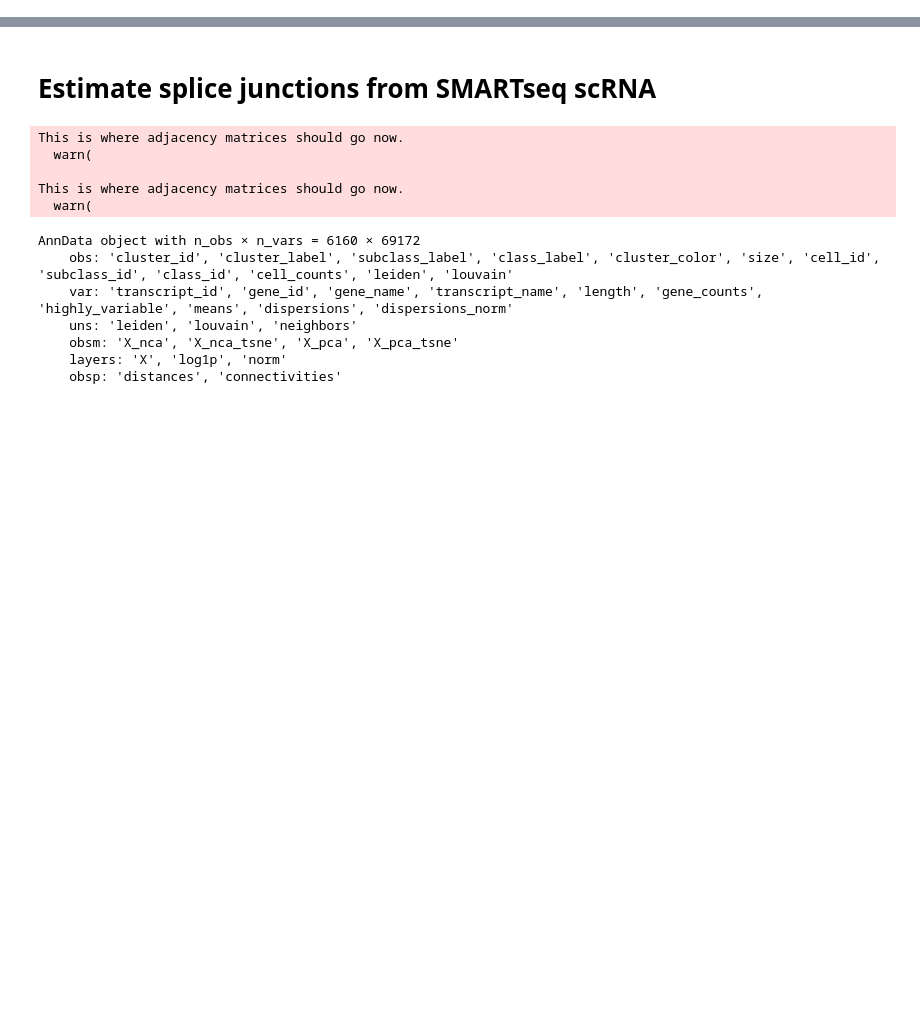
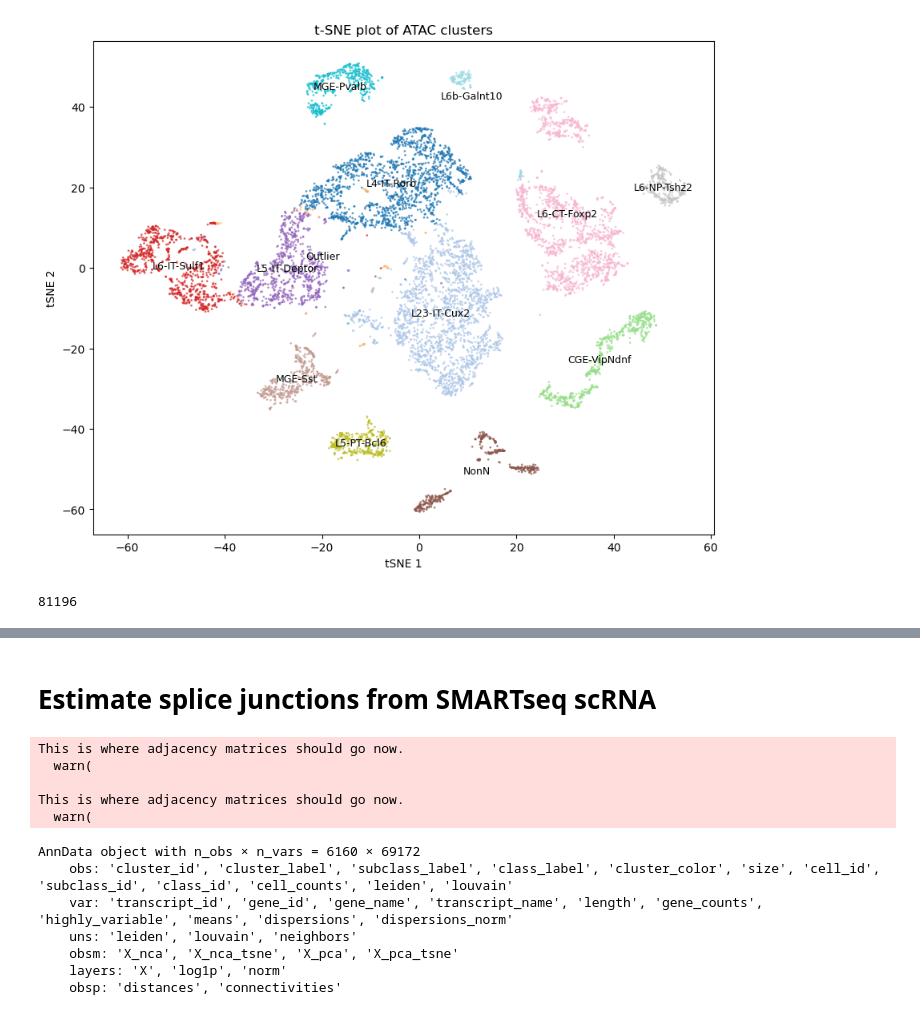
Before and after one commit to dmnburrows/deepNN_splice, a Jupyter notebook: data_process.ipynb, the cells around one changed output, grey strips where cells are left out. Drawn from its saved outputs; the diff is of its cells as text; code cells hidden in the pictures; blank space fills up the shorter version.

```diff
--- a/data_process.ipynb
+++ b/data_process.ipynb
@@ -103,0 +37,8 @@ KeyError: 'cell_id'
+# %%
+#mc
+#==============
+import ALLCools as ac
+path = '/cndd/Public_Datasets/BICCN/BICCN_minibrain_data/data_freeze/snmc_and_snatac/dataset/mc/'
+mc_df = pd.read_csv('/cndd/Public_Datasets/BICCN/BICCN_minibrain_data/data_freeze/snmc_and_snatac/study/mc/MOp.snmC-seq.AnalysisResult.csv.gz')
+
+mc_df
@@ -103,0 +101,38 @@ KeyError: 'cell_id'
+# %%
+import pandas as pd
+import matplotlib.pyplot as plt
+
+# Assuming atac_df is already loaded as shown in your snippet
+prac = mc_df
+lab_v = mc_df['MajorCluster'].unique()
+store=[]
+for p in prac['MajorCluster']:
+    ind = np.where(p==lab_v)[0][0]
+    store.append(ind)
+prac['cluster']=store
+
+# Plot the scatter plot
+plt.figure(figsize=(10, 8))  # Optional: Adjust figure size as needed
+scatter = plt.scatter(prac['tsne_0'], prac['tsne_1'], s=1, cmap='tab20', c=prac['cluster'], alpha=0.6)
+
+# Calculate centroids and label each cluster
+for cluster in prac['cluster'].unique():
+    cluster_data = prac[prac['cluster'] == cluster]
+    centroid = [cluster_data['tsne_0'].mean(), cluster_data['tsne_1'].mean()]
+    # Retrieve the first MajorCluster name associated with this cluster for labeling
+    cluster_label = cluster_data['MajorCluster'].iloc[0]
+    plt.text(centroid[0], centroid[1], cluster_label, fontsize=9, ha='center', va='center')
+
+plt.xlabel('tSNE 1')  # Adjust label as necessary
+plt.ylabel('tSNE 2')  # Adjust label as necessary
+plt.title('t-SNE plot of ATAC clusters')  # Optional: Adjust title as necessary
+plt.show()
+# %% [output]
+[figure, added]
+# %%
+#atac
+#==============
+atac_df = pd.read_csv('/cndd/Public_Datasets/BICCN/BICCN_minibrain_data/data_freeze/snmc_and_snatac/study/atac/ATAC.cell_tidy_data.csv.gz', sep=',', index_col=0)
+len(atac_df)
+# %% [output]
+81196
```
Also changed, not shown: parts of 23 cells of this notebook, 6 other files.
